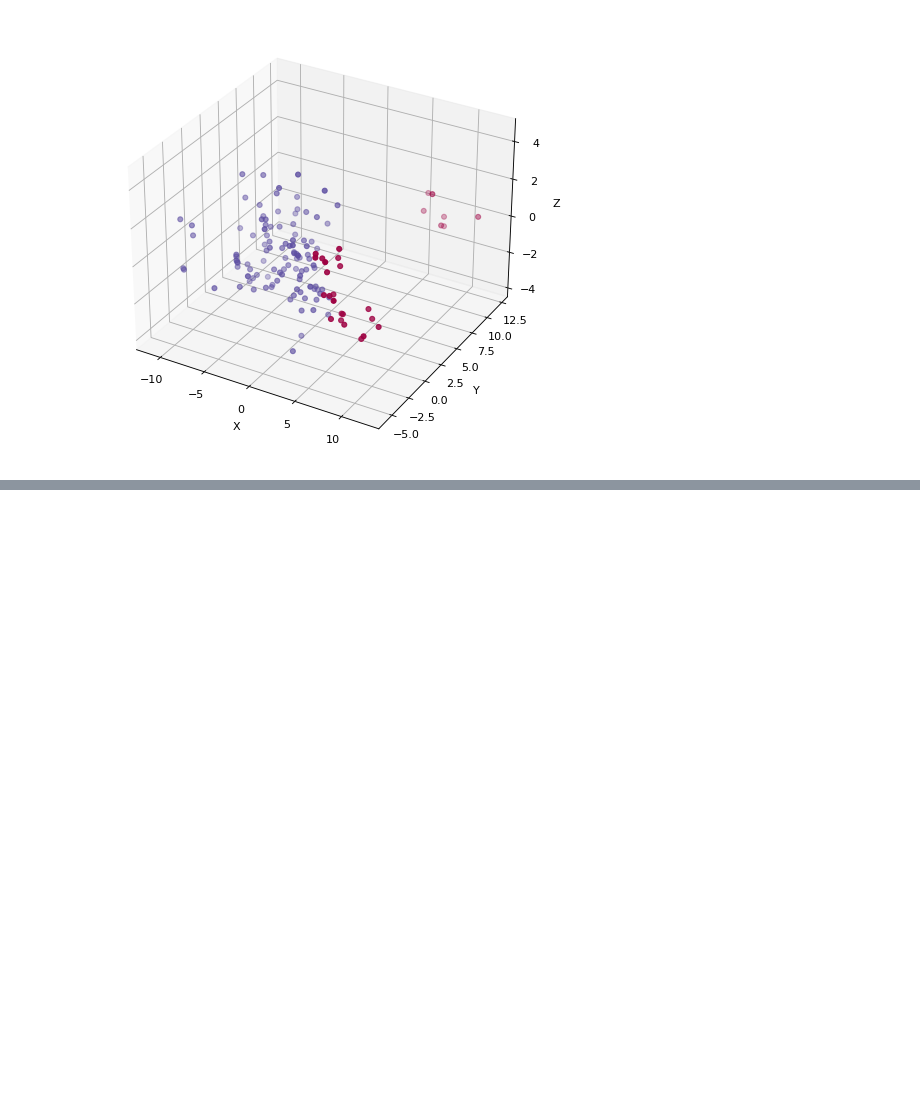
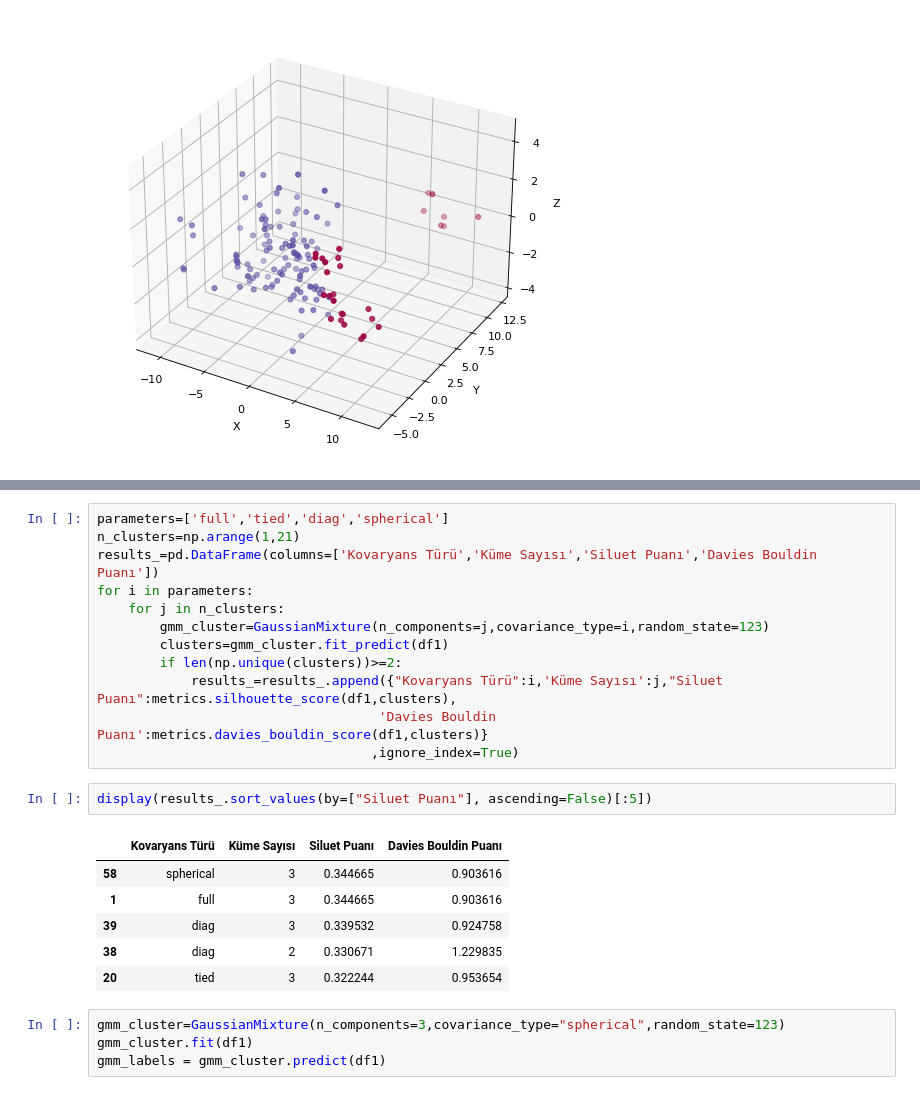
Before and after one commit to cemresvural/KawasakiDisease135, a Jupyter notebook: KawasakiDisease135.ipynb, the cells around one changed output, grey strips where cells are left out. Drawn from its saved outputs; the diff is of its cells as text; blank space fills up the shorter version.

```diff
--- a/KawasakiDisease135.ipynb
+++ b/KawasakiDisease135.ipynb
@@ -237,0 +249,25 @@ zLabel = ax.set_zlabel('Z')
+# %%
+parameters=['full','tied','diag','spherical']
+n_clusters=np.arange(1,21)
+results_=pd.DataFrame(columns=['Kovaryans Türü','Küme Sayısı','Siluet Puanı','Davies Bouldin Puanı'])
+for i in parameters:
+    for j in n_clusters:
+        gmm_cluster=GaussianMixture(n_components=j,covariance_type=i,random_state=123)
+        clusters=gmm_cluster.fit_predict(df1)
+        if len(np.unique(clusters))>=2:
+            results_=results_.append({"Kovaryans Türü":i,'Küme Sayısı':j,"Siluet Puanı":metrics.silhouette_score(df1,clusters),
+                                    'Davies Bouldin Puanı':metrics.davies_bouldin_score(df1,clusters)}
+                                   ,ignore_index=True)
+# %%
+display(results_.sort_values(by=["Siluet Puanı"], ascending=False)[:5])
+# %% [output]
+|  | Kovaryans Türü | Küme Sayısı | Siluet Puanı | Davies Bouldin Puanı |
+| 58 | spherical | 3 | 0.344665 | 0.903616 |
+| 1 | full | 3 | 0.344665 | 0.903616 |
+| 39 | diag | 3 | 0.339532 | 0.924758 |
+| 38 | diag | 2 | 0.330671 | 1.229835 |
+| 20 | tied | 3 | 0.322244 | 0.953654 |
+# %%
+gmm_cluster=GaussianMixture(n_components=3,covariance_type="spherical",random_state=123)
+gmm_cluster.fit(df1)
+gmm_labels = gmm_cluster.predict(df1)
```
Also changed, not shown: parts of 6 cells of this notebook.
